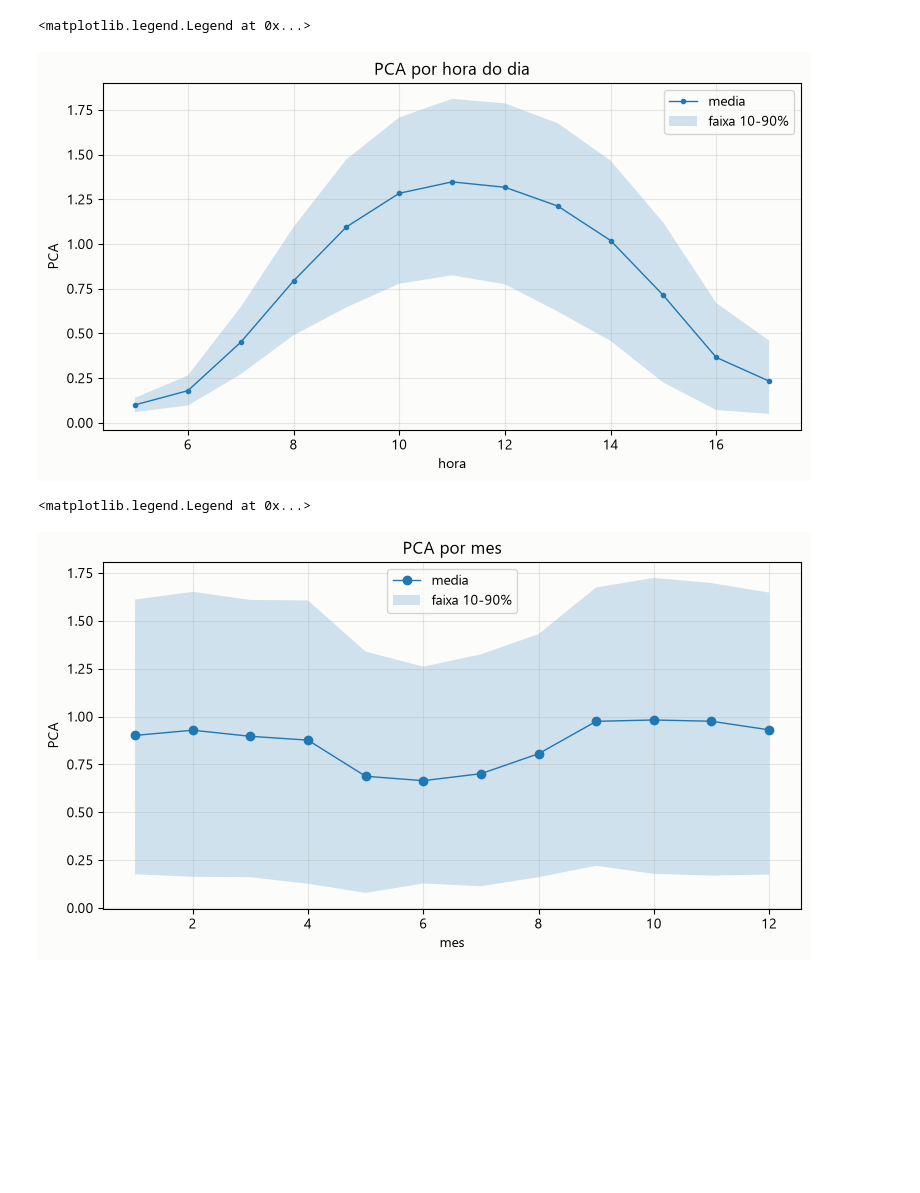
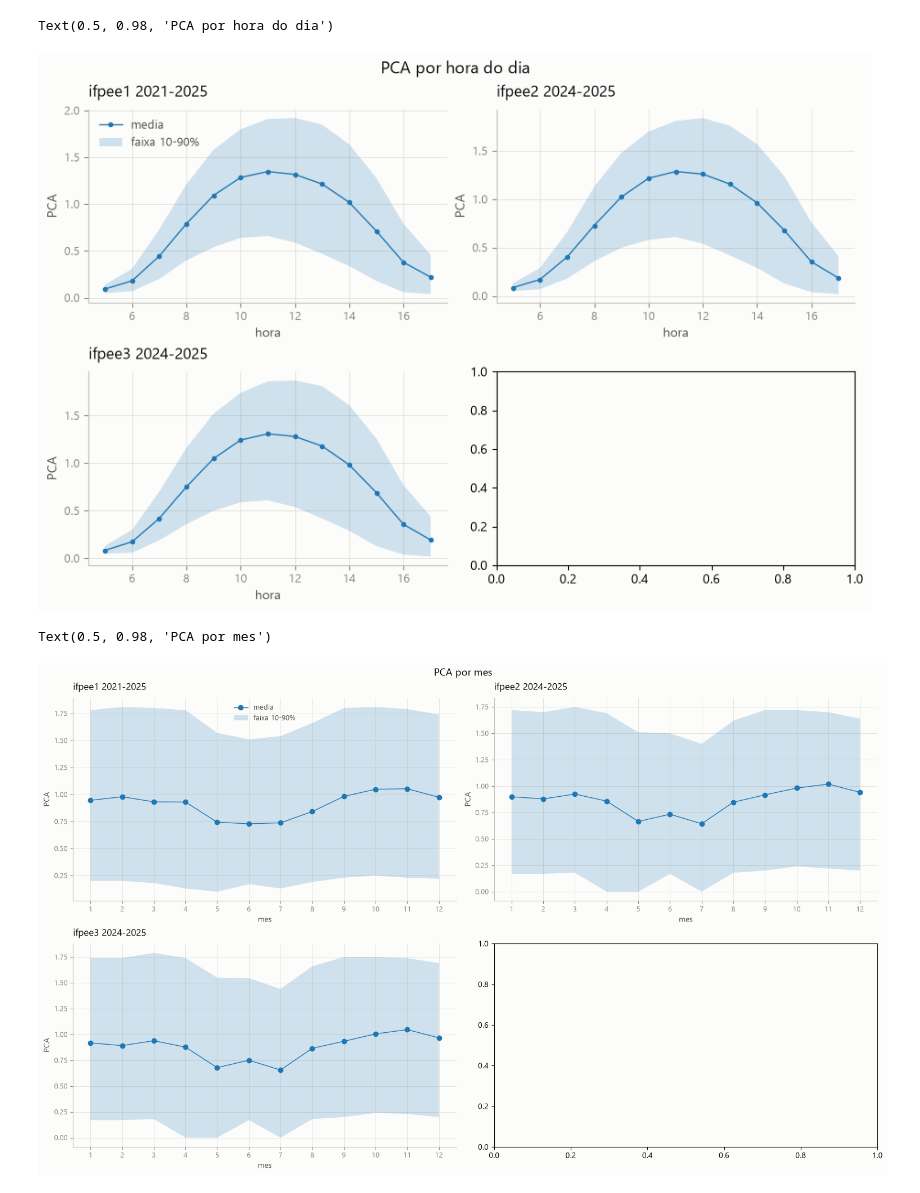
Before and after one commit to commonProgrammerr/knob-senses, a Jupyter notebook: utils/dataset_analysis.ipynb, the cells around one changed output. Saved outputs shown, nothing was run; the diff lists cells and outputs as text; code cells hidden in the pictures; blank space fills up the shorter version.

Commit message:
dataset: add collected data from 2025 and change dataset_analysis.ipynb

```diff
--- a/utils/dataset_analysis.ipynb
+++ b/utils/dataset_analysis.ipynb
@@ -39,7 +39,7 @@ dados em c:\Users\gusta\Documents\PlatformIO\Projects\knob-senses\data\processed
 semente: 42
 # %%
 ARQUIVOS = (
-    sorted(DATA_DIR.rglob("ifpee1*.csv"))
+    sorted(DATA_DIR.rglob("ifpe*.csv"))
 )
 CAMINHOS = {p.stem: p for p in ARQUIVOS}   # para reconferir contra o CSV bruto no fim
 print(f"{len(ARQUIVOS)} arquivos" + NL)
@@ -65,7 +65,7 @@ def load_file(p: Path):
 partes = []
 for p in ARQUIVOS:
     df = load_file(p)
-    df['station'] = p.stem
+    df['station'] = p.stem.split('_')[0]
     partes.append(df)
     print(f"  {p.parent.name:10} {p.stem:16} {len(df):7} linhas  {len(df.columns):2} colunas")
 
@@ -90,9 +98,12 @@ raw: pd.DataFrame = pd.concat(partes, ignore_index=True)
 # %%
 
 # remover colunas "mortas"
-REMOVE_COLS = {"arquivo", "estacao", "ano"}
-if REMOVE_COLS.issubset(raw.columns):
-    raw = raw.drop(columns=[c for c in REMOVE_COLS if c in raw.columns])
+REMOVE_COLS = {"ano", 'velocidade_vento', 'condicao' }
+raw = raw.drop(columns=[c for c in REMOVE_COLS if c in raw.columns])
 
-df = show_dataset(raw.copy())
+df = raw[raw.station ].copy()
+
+df.PCA = df.PCA.fillna(0)
+
+show_dataset(df).head()
 # %% [output]
@@ -108,5 +123,7 @@ sintetico    16369
 # %%
-d2 = df.assign(
-    hora=df.datetime.dt.hour,
-    mes=df.datetime.dt.month,
-)
+d2 = df.copy()
+d2["hora"] = d2.datetime.dt.hour
+d2["mes"] = d2.datetime.dt.month
+
+ESTACOES = sorted(d2["station"].unique())
+print(f"{len(d2)} linhas, {len(ESTACOES)} estacoes: {', '.join(ESTACOES)}")
@@ -113,27 +142,31 @@ d2 = df.assign(
 # %%
-
-# 1) curva diaria de PCA
-g = d2.groupby("hora")["PCA"]
-fig, ax = plt.subplots(figsize=(9, 4.5))
-ax.plot(g.mean().index, g.mean().values, marker=".", lw=1, label="media")
-ax.fill_between(g.mean().index, g.quantile(0.1).values, g.quantile(0.9).values,
-                alpha=0.2, label="faixa 10-90%")
-ax.set_title("PCA por hora do dia"); ax.set_xlabel("hora"); ax.set_ylabel("PCA")
-ax.grid(alpha=0.3); ax.legend()
+# 1) PCA por hora do dia, uma estacao por painel (media + faixa 10-90%)
+lines = (len(d2.station.unique()) / 2).__round__()
+fig, axs = plt.subplots(lines, 2, figsize=(9, 3 * lines), constrained_layout=True)
+for ax, (nome, d) in zip(axs.flat, d2.groupby("station")):
+    g = d.groupby("hora")["PCA"]
+    ax.plot(g.mean().index, g.mean().values, marker=".", lw=1, label="media")
+    ax.fill_between(g.mean().index, g.quantile(0.1).values, g.quantile(0.9).values,
+                    alpha=0.2, label="faixa 10-90%")
+    enfeitar(ax, f"{nome} {d.datetime.dt.year.min()}-{d.datetime.dt.year.max()}", "hora", "PCA")
+axs.flat[0].legend(frameon=False, fontsize=9, labelcolor=TINTA_2)
+fig.suptitle("PCA por hora do dia", color=TINTA, fontsize=13)
 # %% [output]
-<matplotlib.legend.Legend at 0x...>
+Text(0.5, 0.98, 'PCA por hora do dia')
-[figure, old version]
+[figure, new version]
 # %%
-
-# 2) curva anual
-gm = d2.groupby("mes")["PCA"]
-fig, ax = plt.subplots(figsize=(9, 4.5))
-ax.plot(gm.mean().index, gm.mean().values, marker="o", lw=1, label="media")
-ax.fill_between(gm.mean().index, gm.quantile(0.1).values, gm.quantile(0.9).values,
-                alpha=0.2, label="faixa 10-90%")
-ax.set_title("PCA por mes"); ax.set_xlabel("mes"); ax.set_ylabel("PCA")
-ax.grid(alpha=0.3); ax.legend()
+# 2) PCA por mes, uma estacao por painel (media + faixa 10-90%)
+fig, axs = plt.subplots(2, 2, figsize=(15, 9), constrained_layout=True)
+for ax, (nome, d) in zip(axs.flat, d2.groupby("station")):
+    gm = d.groupby("mes")["PCA"]
+    ax.plot(gm.mean().index, gm.mean().values, marker="o", lw=1, label="media")
+    ax.fill_between(gm.mean().index, gm.quantile(0.1).values, gm.quantile(0.9).values,
+                    alpha=0.2, label="faixa 10-90%")
+    ax.set_xticks(range(1, 13))
+    enfeitar(ax, f"{nome} {d.datetime.dt.year.min()}-{d.datetime.dt.year.max()}", "mes", "PCA")
+axs.flat[0].legend(frameon=False, fontsize=9, labelcolor=TINTA_2)
+fig.suptitle("PCA por mes", color=TINTA, fontsize=13)
 # %% [output]
-<matplotlib.legend.Legend at 0x...>
+Text(0.5, 0.98, 'PCA por mes')
-[figure, old version]
+[figure, new version]
 # %%
```
Also changed, not shown: parts of 16 cells of this notebook, 6 other files.
